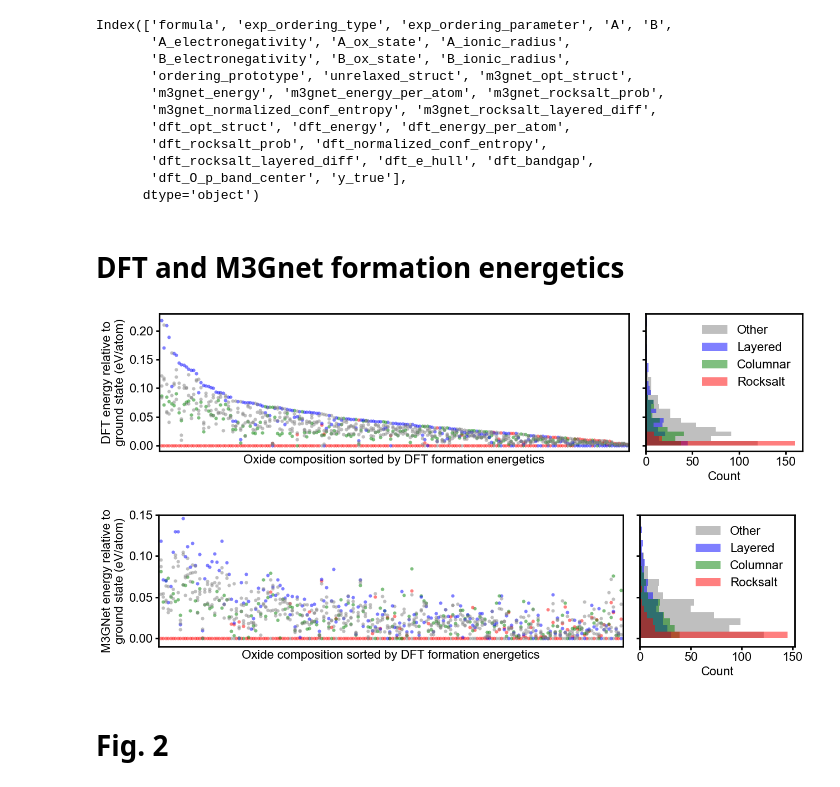
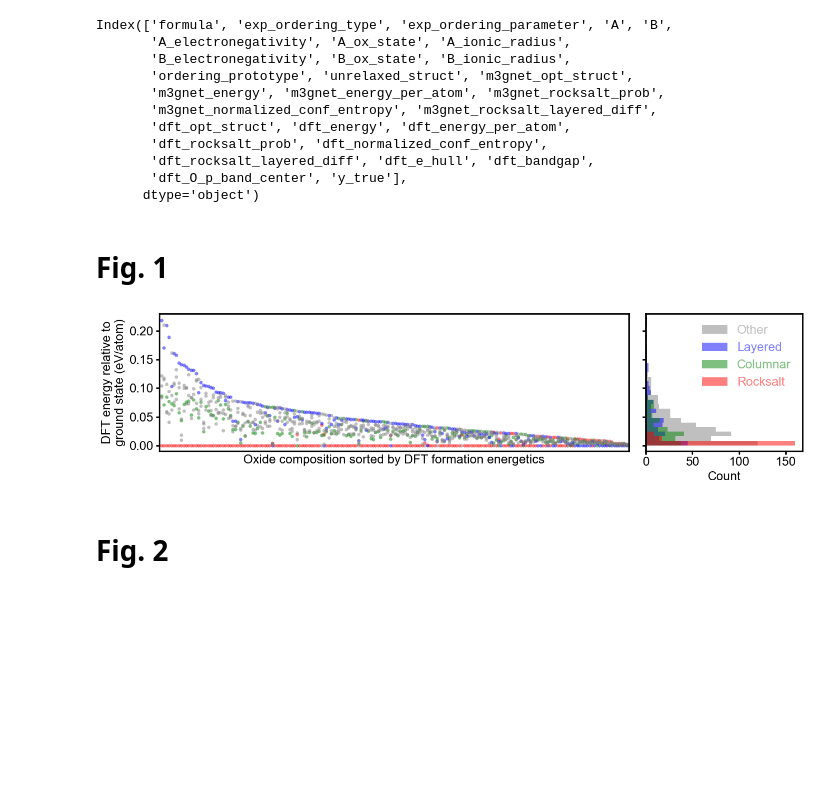
Before and after one commit to learningmatter-mit/Perovskite-Ordering-Descriptors, a Jupyter notebook: descriptors/perovskite_ordering_descriptors.ipynb, the cells around one changed output. Cells and saved outputs as stored; diff of their text form; code cells hidden in the pictures; blank space fills up the shorter version.

```diff
--- a/descriptors/perovskite_ordering_descriptors.ipynb
+++ b/descriptors/perovskite_ordering_descriptors.ipynb
@@ -40,15 +20,18 @@ Index(['formula', 'exp_ordering_type', 'exp_ordering_parameter', 'A', 'B',
        'dft_rocksalt_layered_diff', 'dft_e_hull', 'dft_bandgap',
        'dft_O_p_band_center', 'y_true'],
       dtype='object')
-# %% [markdown]
-# DFT and M3Gnet formation energetics
-# %%
-plot_formation_energetics(perovskite_ordering_data, 'dft')
-# %% [output]
-[figure, removed]
-# %%
-plot_formation_energetics(perovskite_ordering_data, 'm3gnet')
-# %% [output]
-[figure, removed]
+# %% [markdown]
+# Fig. 1
+# %%
+fig, axs = plt.subplot_mosaic(
+    [['waterfall', 'distribution']],
+    figsize=(13, 3.5), gridspec_kw={'width_ratios': [3, 1]}
+)
+
+plot_formation_energetics(perovskite_ordering_data, 'dft', axs['waterfall'], axs['distribution'])
+plt.tight_layout()
+plt.savefig('../figures/dft_formation_energetics.pdf', bbox_inches='tight')
+# %% [output]
+[figure, added]
 # %% [markdown]
 # Fig. 2
```
Also changed, not shown: parts of 47 cells of this notebook, 16 other files.
